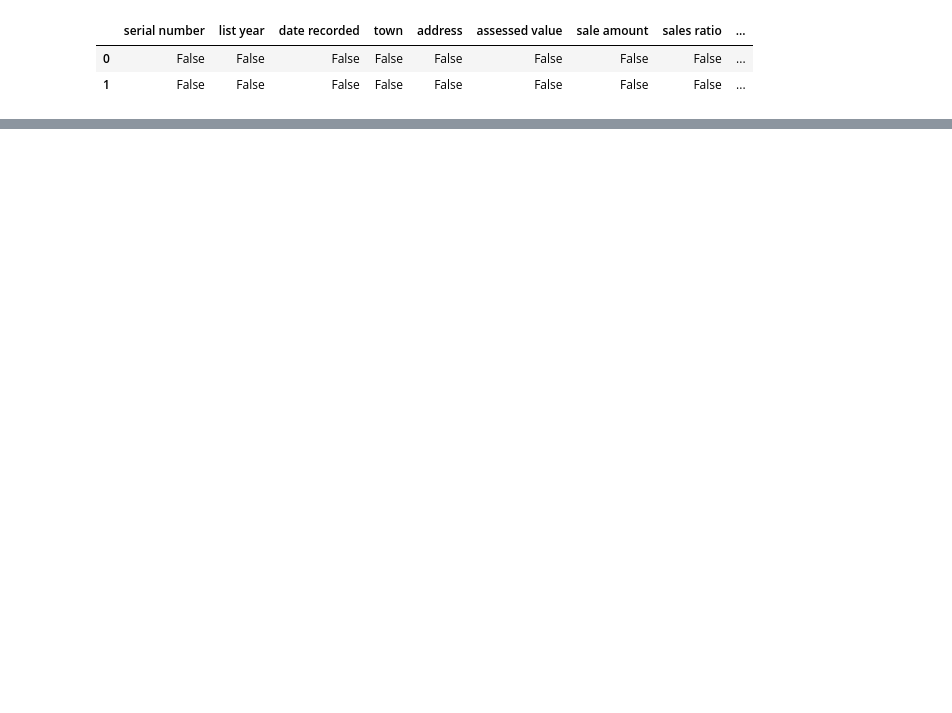
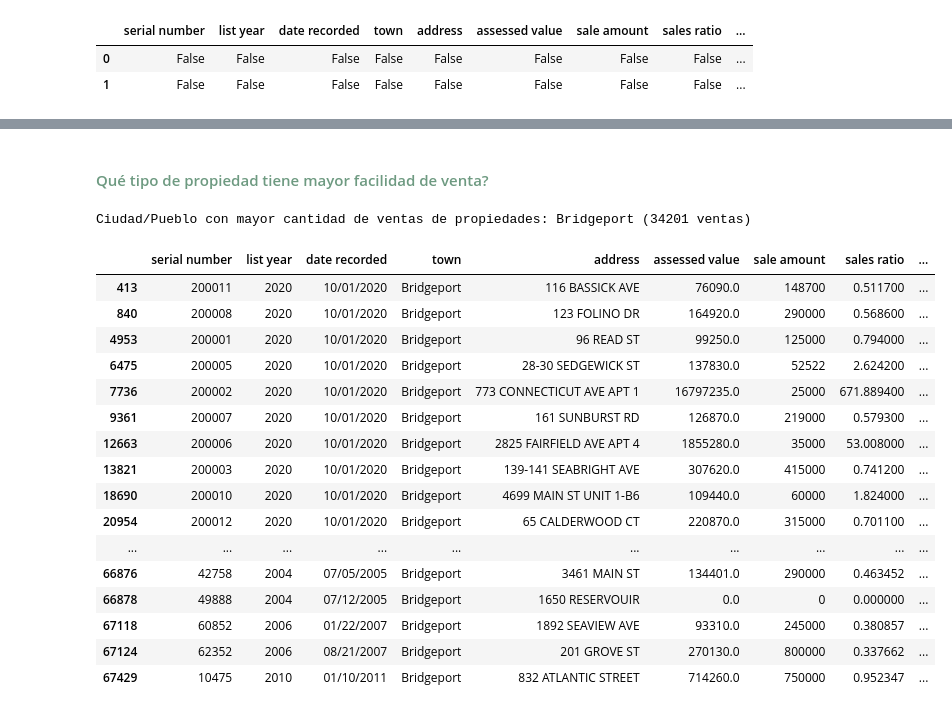
Before and after one commit to victor1098cc/Proyecto, a Jupyter notebook: ProjectVictorVillalobos.ipynb, the cells around one changed output, grey strips where cells are left out. Drawn from its saved outputs; the diff is of its cells as text; code cells hidden in the pictures; blank space fills up the shorter version.

```diff
--- a/ProjectVictorVillalobos.ipynb
+++ b/ProjectVictorVillalobos.ipynb
@@ -214,0 +326,34 @@ dfTemp.head(5)
+# %% [markdown]
+<h4 style="color:#6e9a81; font-family: Times New Roman"> <h4 style="color:#6e9a81; font-family: Times New Roman"> Qué tipo de propiedad tiene mayor facilidad de venta?</h4>
+# %%
+# Identificar el Town con mayor ventas
+
+town_sales_count = dfDataP['town'].value_counts()
+most_sales_town = town_sales_count.idxmax()
+most_sales_count = town_sales_count.max()
+
+
+print(f"Ciudad/Pueblo con mayor cantidad de ventas de propiedades: {most_sales_town} ({most_sales_count} ventas)")
+# %% [output]
+Ciudad/Pueblo con mayor cantidad de ventas de propiedades: Bridgeport (34201 ventas)
+# %%
+dfBridgeport=dfDataP[dfDataP['town']=='Bridgeport']
+dfBridgeport.head(20)
+# %% [output]
+|  | serial number | list year | date recorded | town | address | assessed value | sale amount | sales ratio | ... |
+| 413 | 200011 | 2020 | 10/01/2020 | Bridgeport | 116 BASSICK AVE | 76090.0 | 148700 | 0.511700 | ... |
+| 840 | 200008 | 2020 | 10/01/2020 | Bridgeport | 123 FOLINO DR | 164920.0 | 290000 | 0.568600 | ... |
+| 4953 | 200001 | 2020 | 10/01/2020 | Bridgeport | 96 READ ST | 99250.0 | 125000 | 0.794000 | ... |
+| 6475 | 200005 | 2020 | 10/01/2020 | Bridgeport | 28-30 SEDGEWICK ST | 137830.0 | 52522 | 2.624200 | ... |
+| 7736 | 200002 | 2020 | 10/01/2020 | Bridgeport | 773 CONNECTICUT AVE APT 1 | 16797235.0 | 25000 | 671.889400 | ... |
+| 9361 | 200007 | 2020 | 10/01/2020 | Bridgeport | 161 SUNBURST RD | 126870.0 | 219000 | 0.579300 | ... |
+| 12663 | 200006 | 2020 | 10/01/2020 | Bridgeport | 2825 FAIRFIELD AVE APT 4 | 1855280.0 | 35000 | 53.008000 | ... |
+| 13821 | 200003 | 2020 | 10/01/2020 | Bridgeport | 139-141 SEABRIGHT AVE | 307620.0 | 415000 | 0.741200 | ... |
+| 18690 | 200010 | 2020 | 10/01/2020 | Bridgeport | 4699 MAIN ST UNIT 1-B6 | 109440.0 | 60000 | 1.824000 | ... |
+| 20954 | 200012 | 2020 | 10/01/2020 | Bridgeport | 65 CALDERWOOD CT | 220870.0 | 315000 | 0.701100 | ... |
+| ... | ... | ... | ... | ... | ... | ... | ... | ... | ... |
+| 66876 | 42758 | 2004 | 07/05/2005 | Bridgeport | 3461 MAIN ST | 134401.0 | 290000 | 0.463452 | ... |
+| 66878 | 49888 | 2004 | 07/12/2005 | Bridgeport | 1650 RESERVOUIR | 0.0 | 0 | 0.000000 | ... |
+| 67118 | 60852 | 2006 | 01/22/2007 | Bridgeport | 1892 SEAVIEW AVE | 93310.0 | 245000 | 0.380857 | ... |
+| 67124 | 62352 | 2006 | 08/21/2007 | Bridgeport | 201 GROVE ST | 270130.0 | 800000 | 0.337662 | ... |
+| 67429 | 10475 | 2010 | 01/10/2011 | Bridgeport | 832 ATLANTIC STREET | 714260.0 | 750000 | 0.952347 | ... |
```
Also changed, not shown: parts of 36 cells of this notebook, 1 other file.
